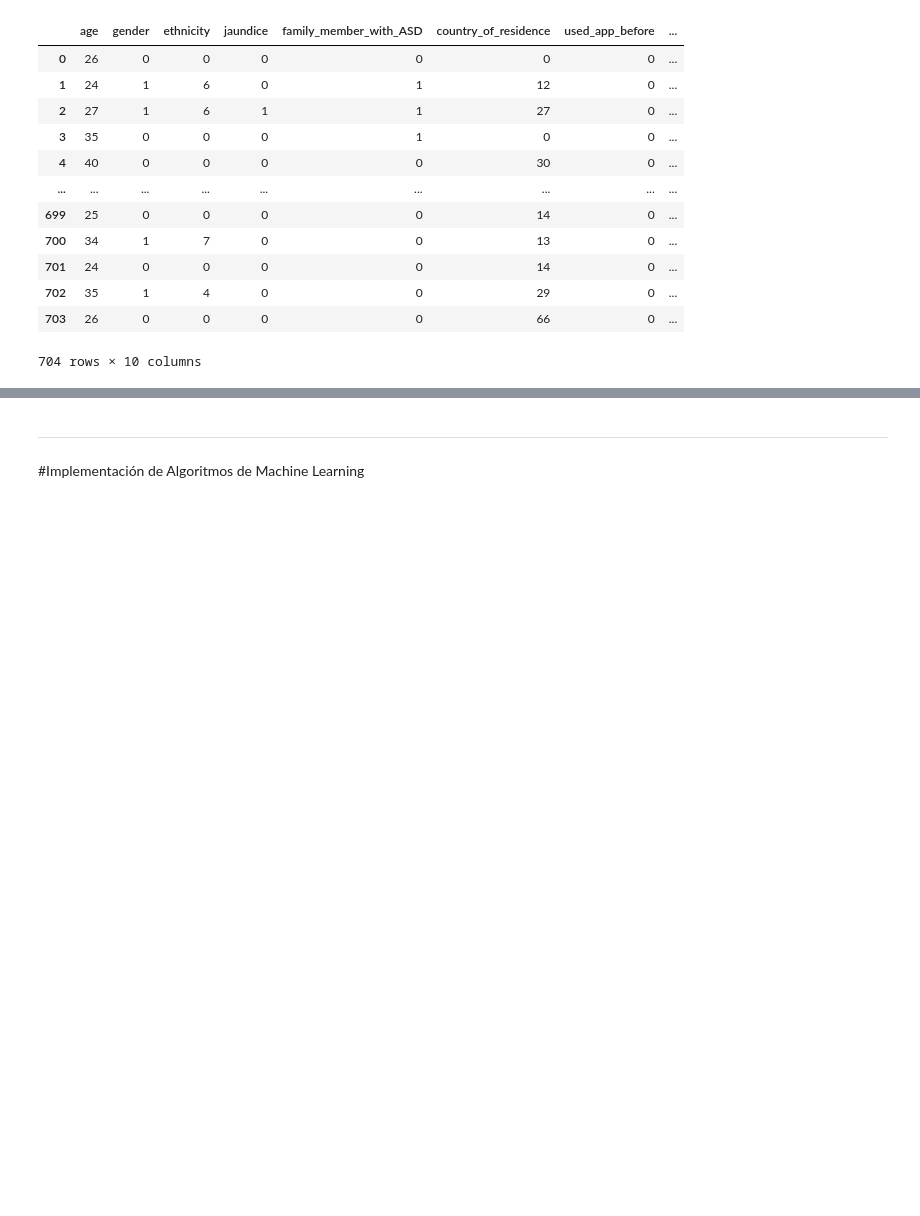
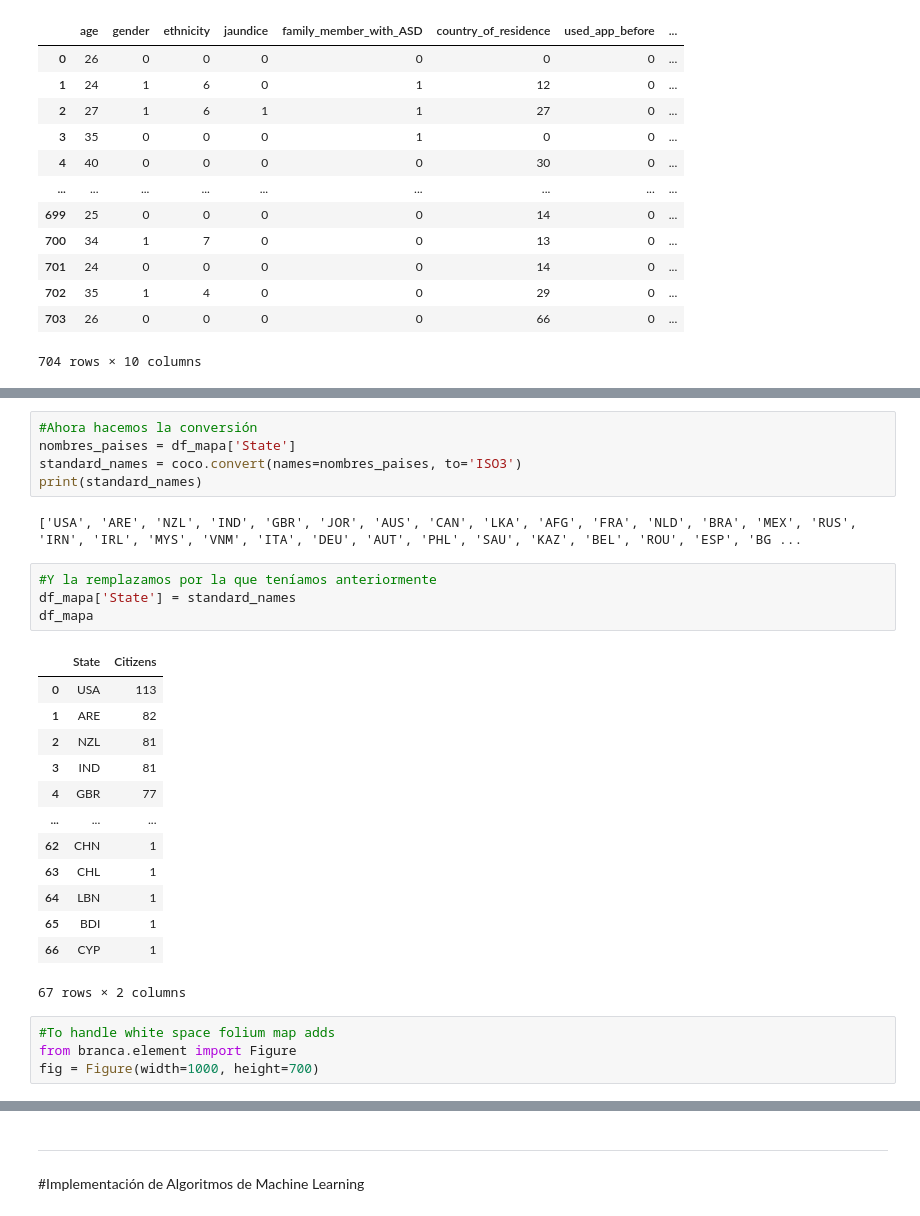
Before and after one commit to JuanMaLR/bedu-equipo4-dataScience-PD, a Jupyter notebook: Final_project_GA_&_NN.ipynb, the cells around one changed output, grey strips where cells are left out. Drawn from its saved outputs; the diff is of its cells as text; blank space fills up the shorter version.

```diff
--- a/Final_project_GA_&_NN.ipynb
+++ b/Final_project_GA_&_NN.ipynb
@@ -651,0 +671,29 @@ df
+# %%
+#Ahora hacemos la conversión
+nombres_paises = df_mapa['State']
+standard_names = coco.convert(names=nombres_paises, to='ISO3')
+print(standard_names)
+# %% [output]
+['USA', 'ARE', 'NZL', 'IND', 'GBR', 'JOR', 'AUS', 'CAN', 'LKA', 'AFG', 'FRA', 'NLD', 'BRA', 'MEX', 'RUS', 'IRN', 'IRL', 'MYS', 'VNM', 'ITA', 'DEU', 'AUT', 'PHL', 'SAU', 'KAZ', 'BEL', 'ROU', 'ESP', 'BG ...
+# %%
+#Y la remplazamos por la que teníamos anteriormente
+df_mapa['State'] = standard_names
+df_mapa
+# %% [output]
+|  | State | Citizens |
+| 0 | USA | 113 |
+| 1 | ARE | 82 |
+| 2 | NZL | 81 |
+| 3 | IND | 81 |
+| 4 | GBR | 77 |
+| ... | ... | ... |
+| 62 | CHN | 1 |
+| 63 | CHL | 1 |
+| 64 | LBN | 1 |
+| 65 | BDI | 1 |
+| 66 | CYP | 1 |
+67 rows × 2 columns
+# %%
+#To handle white space folium map adds
+from branca.element import Figure
+fig = Figure(width=1000, height=700)
```
Also changed, not shown: parts of 34 cells of this notebook.
